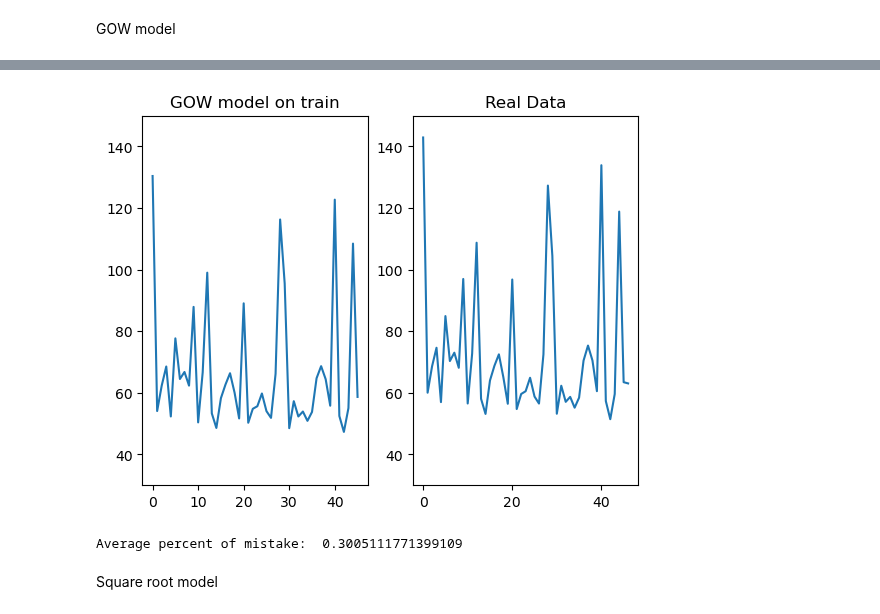
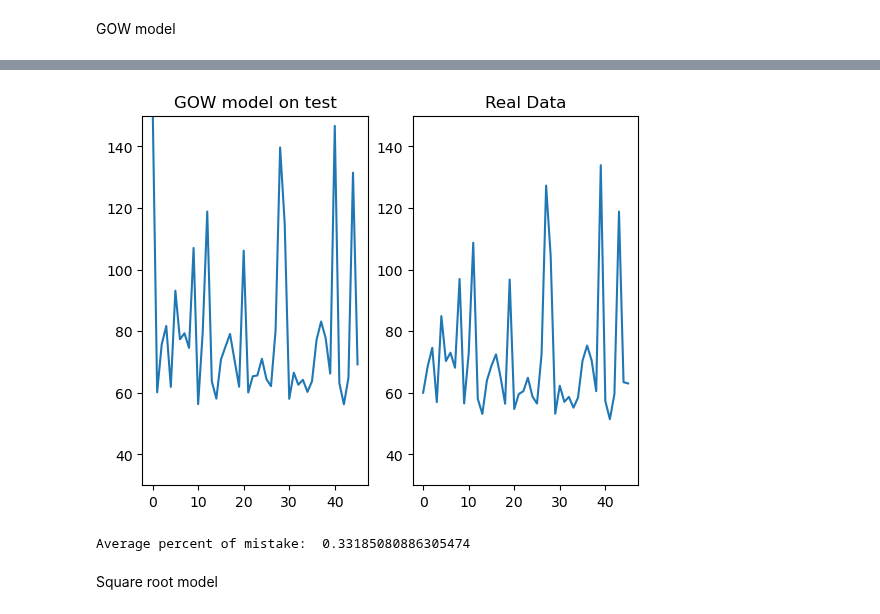
Before and after one commit to VsevolodZaostrovsky/OWModel, a Jupyter notebook: ImpactPrediction/FittingModels.ipynb, the cells around one changed output, grey strips where cells are left out. Saved outputs shown, nothing was run; the diff lists cells and outputs as text; code cells hidden in the pictures.

```diff
--- a/ImpactPrediction/FittingModels.ipynb
+++ b/ImpactPrediction/FittingModels.ipynb
@@ -18,7 +18,7 @@ T = np.array(dQI['Time'])
 def fun(x, mi: np.array, mi_prev: np.array, dq: np.array, dt: np.array):
             return np.power(x[0], dt) * mi_prev + x[1] * dq - mi
 
-res_lsq = least_squares(fun, np.array([1., 0.5]), args=(MI[1:], MI[:-1], dQ[:-1], np.diff(T)))
+res_lsq = least_squares(fun, np.array([1., 0.5]), args=(MI[1:], MI[:-1], dQ[1:], np.diff(T)))
 
 Ipred = np.power(res_lsq.x[0], np.diff(T)) * MI[:-1] + res_lsq.x[1] * dQ[:-1]
 
@@ -39,27 +58,27 @@ plt.show()
 # %%
 MI = np.array(dQI_test[' Impact'])
 dQ= np.array(dQI_test[' DeltaQ'])
 T = np.array(dQI_test['Time'])
 
 Ipred = np.power(res_lsq.x[0], np.diff(T)) * MI[:-1] + res_lsq.x[1] * dQ[:-1]
 
 plt.figure()
 
 plt.subplot(121)
 plt.plot(np.arange(len(Ipred)), Ipred)
 plt.ylim(30, 150)
-plt.title("GOW model on train")
+plt.title("GOW model on test")
 plt.subplot(122)
-plt.plot(np.arange(len(MI)), np.array(MI))
+plt.plot(np.arange(len(MI[1:])), np.array(MI[1:]))
 plt.ylim(30, 150)
 plt.title("Real Data")
 
 plt.show()
 
-print('Average percent of mistake: ', sum(abs((Ipred - MI[1:])/Ipred)) / len(Ipred))
+print('Average percent of mistake: ', sum(abs((Ipred - MI[1:])/MI[1:])) / len(Ipred))
 # %% [output]
-[figure, old version]
+[figure, new version]
-Average percent of mistake:  0.3005111771399109
+Average percent of mistake:  0.33185080886305474
 # %% [markdown]
 Square root model
 # %%
```
Also changed, not shown: parts of 4 cells of this notebook, 2 other files.
